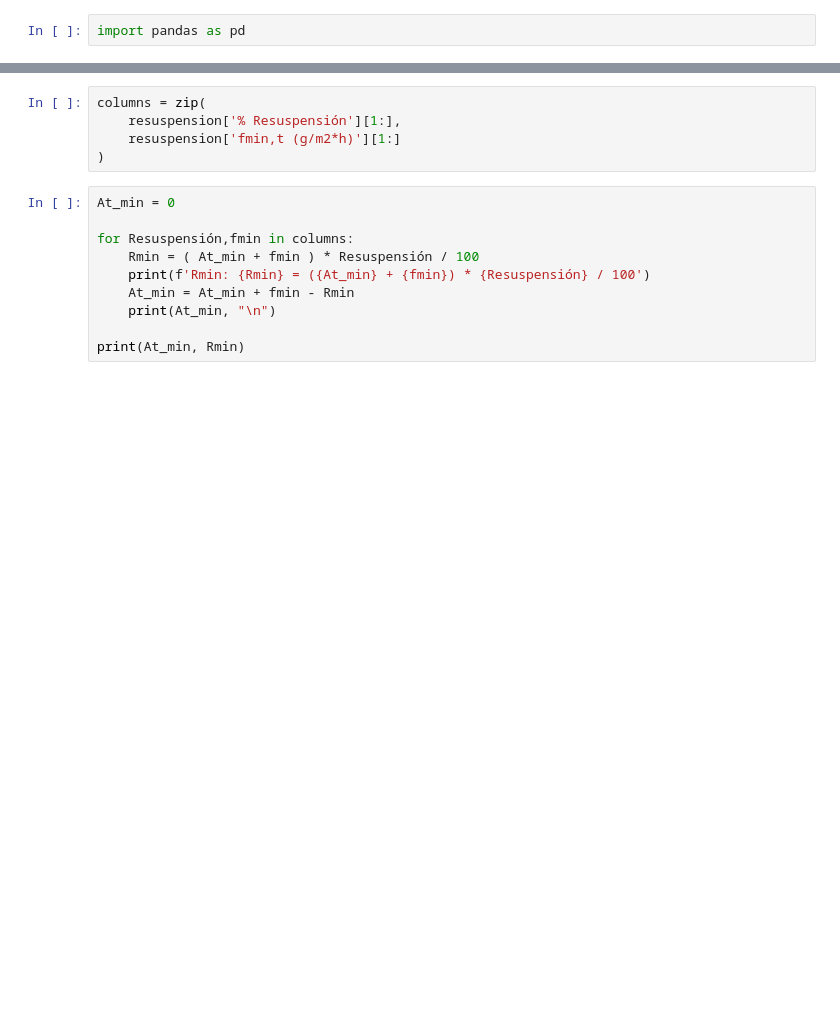
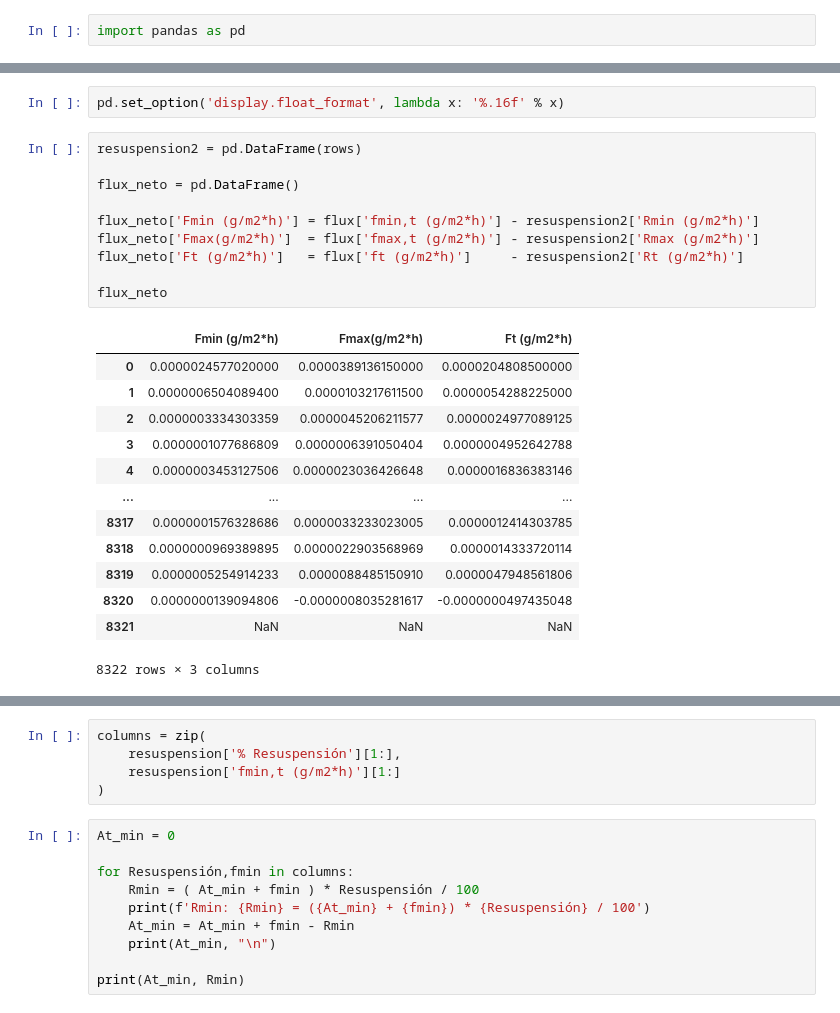
Before and after one commit to pedrosanhueza/arboles, a Jupyter notebook: arbol.ipynb, the cells around one changed output, grey strips where cells are left out. Cells and saved outputs as stored; diff of their text form; blank space fills up the shorter version.

```diff
--- a/arbol.ipynb
+++ b/arbol.ipynb
@@ -110,0 +132,26 @@ resuspension['Rt (g/m2*h)']     = 0
+# %%
+pd.set_option('display.float_format', lambda x: '%.16f' % x)
+# %%
+resuspension2 = pd.DataFrame(rows)
+
+flux_neto = pd.DataFrame()
+
+flux_neto['Fmin (g/m2*h)'] = flux['fmin,t (g/m2*h)'] - resuspension2['Rmin (g/m2*h)']
+flux_neto['Fmax(g/m2*h)']  = flux['fmax,t (g/m2*h)'] - resuspension2['Rmax (g/m2*h)']
+flux_neto['Ft (g/m2*h)']   = flux['ft (g/m2*h)']     - resuspension2['Rt (g/m2*h)']
+
+flux_neto
+# %% [output]
+|  | Fmin (g/m2*h) | Fmax(g/m2*h) | Ft (g/m2*h) |
+| 0 | 0.0000024577020000 | 0.0000389136150000 | 0.0000204808500000 |
+| 1 | 0.0000006504089400 | 0.0000103217611500 | 0.0000054288225000 |
+| 2 | 0.0000003334303359 | 0.0000045206211577 | 0.0000024977089125 |
+| 3 | 0.0000001077686809 | 0.0000006391050404 | 0.0000004952642788 |
+| 4 | 0.0000003453127506 | 0.0000023036426648 | 0.0000016836383146 |
+| ... | ... | ... | ... |
+| 8317 | 0.0000001576328686 | 0.0000033233023005 | 0.0000012414303785 |
+| 8318 | 0.0000000969389895 | 0.0000022903568969 | 0.0000014333720114 |
+| 8319 | 0.0000005254914233 | 0.0000088485150910 | 0.0000047948561806 |
+| 8320 | 0.0000000139094806 | -0.0000008035281617 | -0.0000000497435048 |
+| 8321 | NaN | NaN | NaN |
+8322 rows × 3 columns
```
Also changed, not shown: parts of 18 cells of this notebook, 2 other files.
